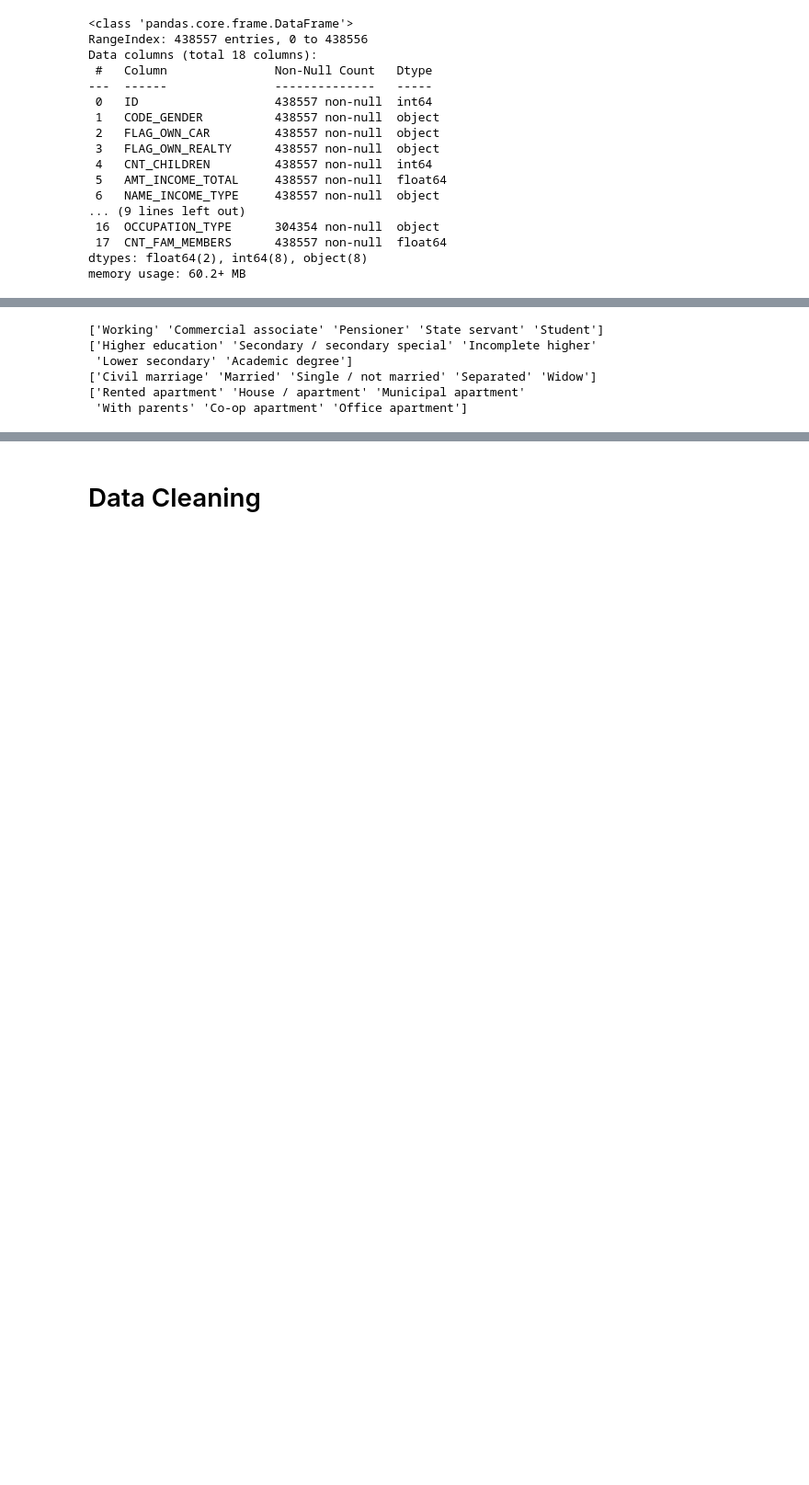
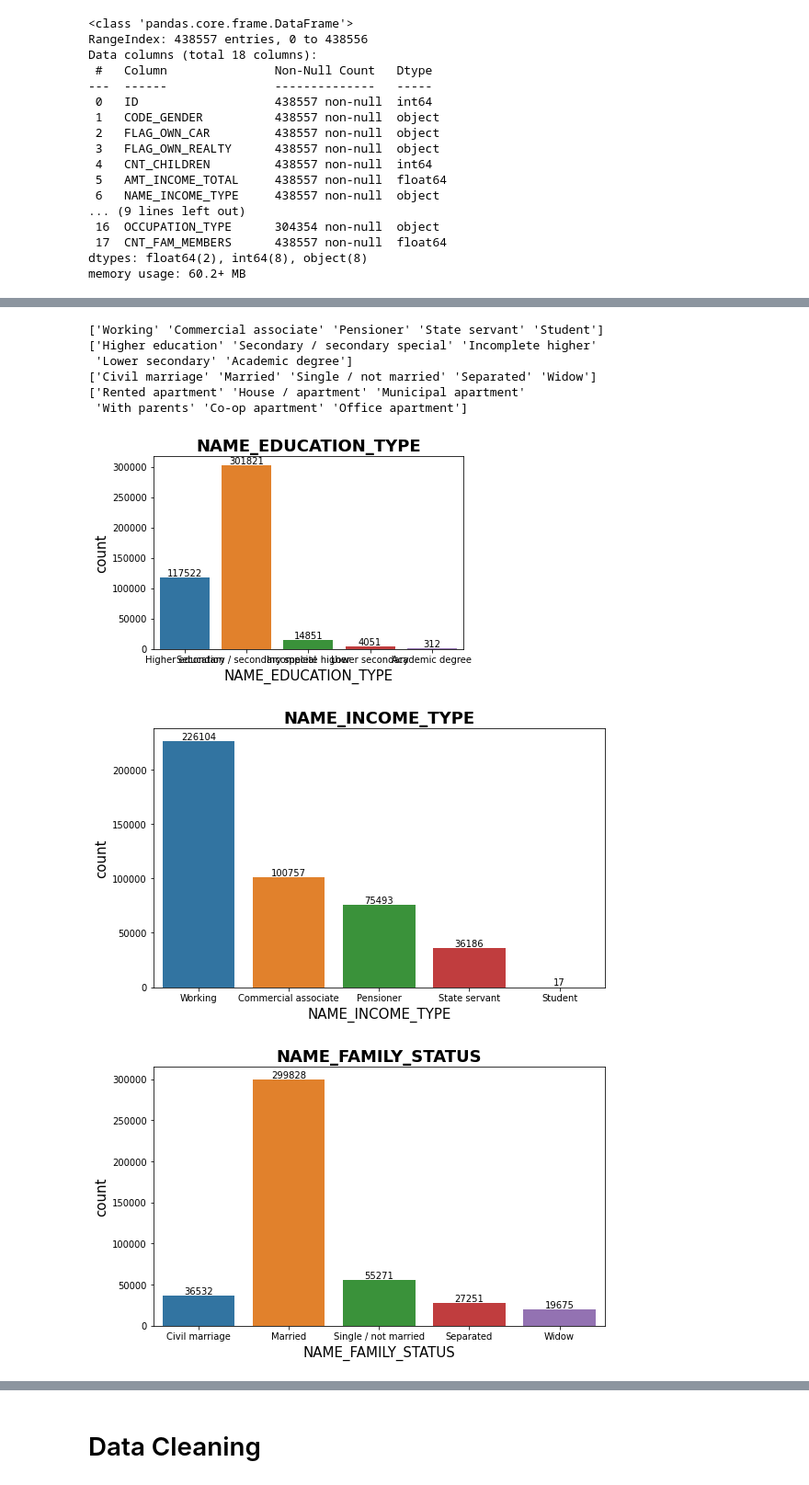
Before and after one commit to Davoodshahabi/Credit-Risk, a Jupyter notebook: credit_score_1.ipynb, the cells around one changed output, grey strips where cells are left out. Shown at 92% size. Cells and saved outputs as stored; diff of their text form; code cells hidden in the pictures; blank space fills up the shorter version.

```diff
--- a/credit_score_1.ipynb
+++ b/credit_score_1.ipynb
@@ -73,20 +74,31 @@ Notes:
 3) We have missing values for OCCUPATION_TYPE.
 # %%
 # Create code for object data type fields:
-   # 'NAME_INCOME_TYPE',
-   # 'NAME_EDUCATION_TYPE',
-   # 'NAME_FAMILY_STATUS',
-   # 'NAME_HOUSING_TYPE'
-
+   # 'NAME_INCOME_TYPE',  'NAME_EDUCATION_TYPE',  'NAME_FAMILY_STATUS',  'NAME_HOUSING_TYPE'
 
 print(app_rec.NAME_INCOME_TYPE.unique())
 print(app_rec.NAME_EDUCATION_TYPE.unique())
 print(app_rec.NAME_FAMILY_STATUS.unique())
 print(app_rec.NAME_HOUSING_TYPE.unique())
+
+# Create a for loop for visualization of frequency of items in each aforementioned columns
+for var in ['NAME_EDUCATION_TYPE', 'NAME_INCOME_TYPE',   'NAME_FAMILY_STATUS',  'NAME_HOUSING_TYPE']:
+    # countplt, ax = plt.subplots(figsize = (10,7))
+    plt.rcParams["figure.figsize"] = [8, 5]
+    plt.rcParams["figure.autolayout"] = True
+    ax = sns.countplot(x =var, data = app_rec)
+    ax.set_title(var,fontsize = 18, fontweight='bold' )
+    ax.bar_label(ax.containers[0])
+    ax.set_xlabel(var, fontsize = 15)
+    ax.set_ylabel('count', fontsize = 15)
+    plt.show()
 # %% [output]
 ['Working' 'Commercial associate' 'Pensioner' 'State servant' 'Student']
 ['Higher education' 'Secondary / secondary special' 'Incomplete higher'
  'Lower secondary' 'Academic degree']
 ['Civil marriage' 'Married' 'Single / not married' 'Separated' 'Widow']
 ['Rented apartment' 'House / apartment' 'Municipal apartment'
  'With parents' 'Co-op apartment' 'Office apartment']
+[figure, added]
+[figure, added]
+[figure, added]
```
Also changed, not shown: parts of 47 cells of this notebook.
